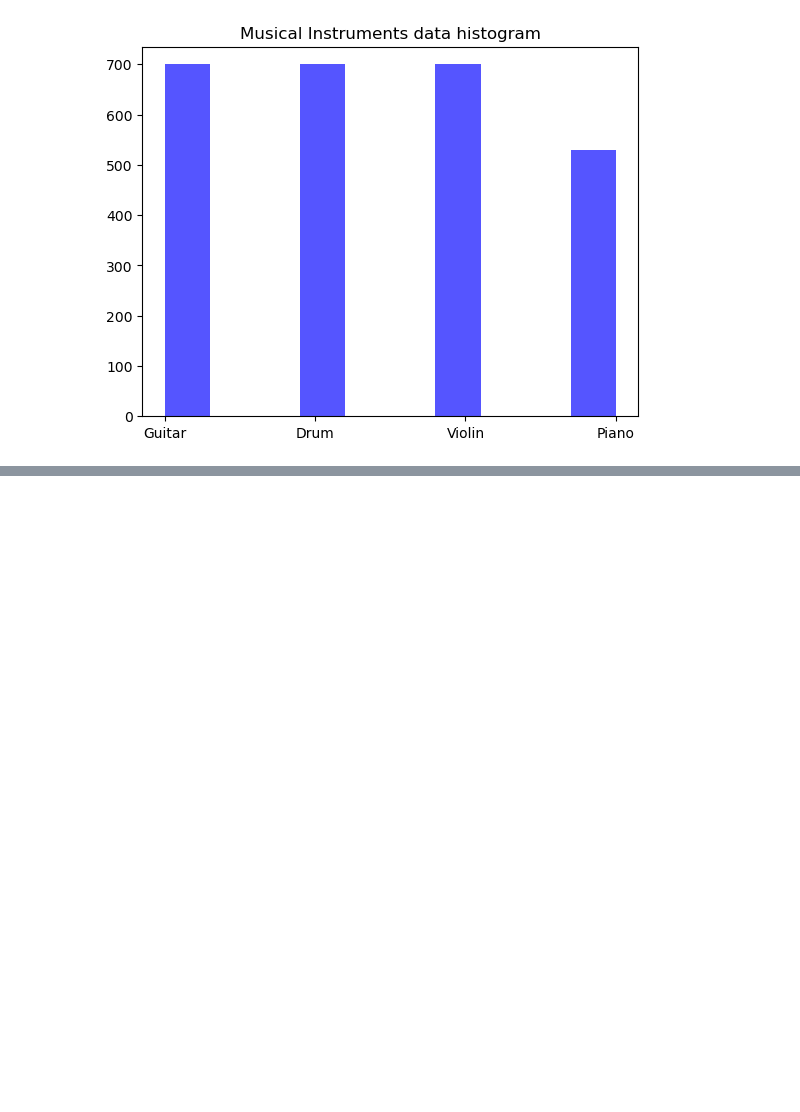
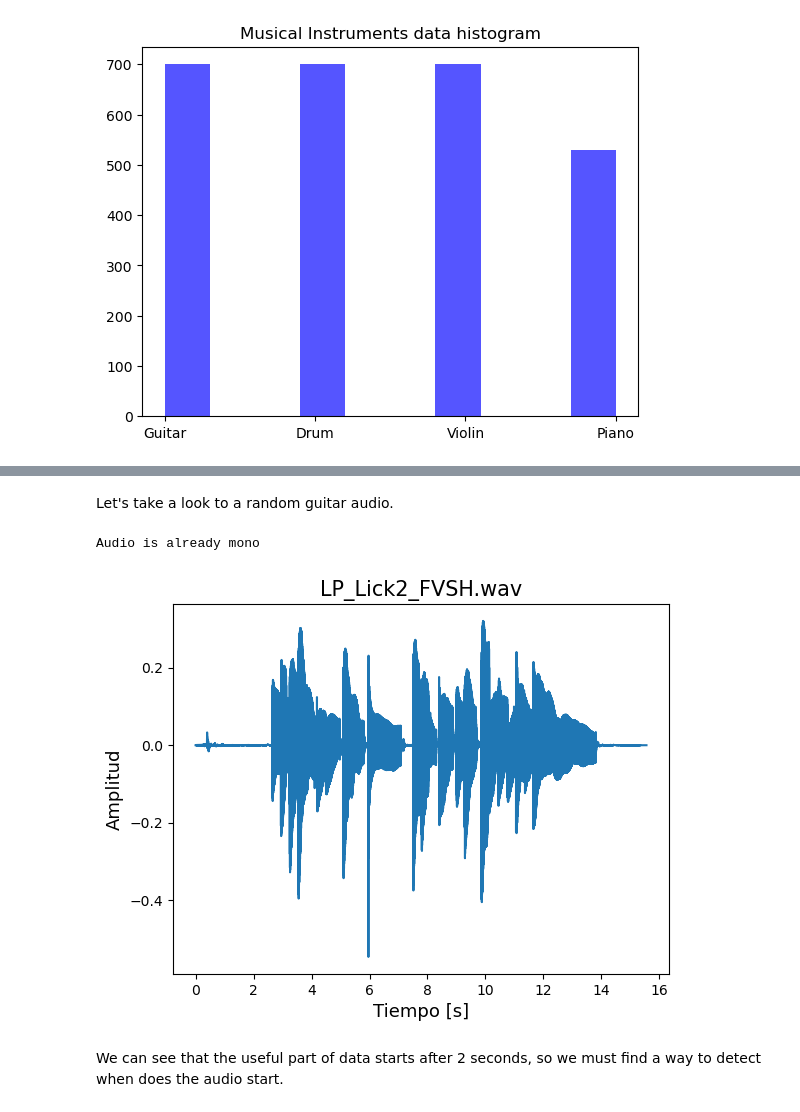
Before and after one commit to Joaqo99/Musical-Instrument-Classifier, a Jupyter notebook: Musical Instrument Classifier.ipynb, the cells around one changed output, grey strips where cells are left out. Saved outputs shown, nothing was run; the diff lists cells and outputs as text; code cells hidden in the pictures; blank space fills up the shorter version.

Commit message:
Preparing data

```diff
--- a/Musical Instrument Classifier.ipynb
+++ b/Musical Instrument Classifier.ipynb
@@ -28,0 +42,22 @@ plot.data_hist(df["Class"], title="Musical Instruments data histogram", show=Tru
+# %% [markdown]
+Let's take a look to a random guitar audio.
+# %%
+guitar_audios = df["Class"] == "Guitar"
+guitar_audios_fn = df.loc[guitar_audios, 'FileName']    #fn stands for file name
+
+rand_index = np.random.randint(0, len(guitar_audios_fn))
+
+rand_audio_fn = guitar_audios_fn[rand_index]
+
+
+guit_audio, fs = auf.load_audio(f"./train_data/Train Samples/{rand_audio_fn}")
+guit_audio = auf.to_mono(guit_audio)
+
+t = auf.generate_time_vector(len(guit_audio)/fs, fs)
+
+plot.plot_signal({"time vector": t, "signal":guit_audio}, title=rand_audio_fn)
+# %% [output]
+Audio is already mono
+[figure, added]
+# %% [markdown]
+We can see that the useful part of data starts after 2 seconds, so we must find a way to detect when does the audio start.
```
Also changed, not shown: parts of 2 cells of this notebook, 3 other files.
